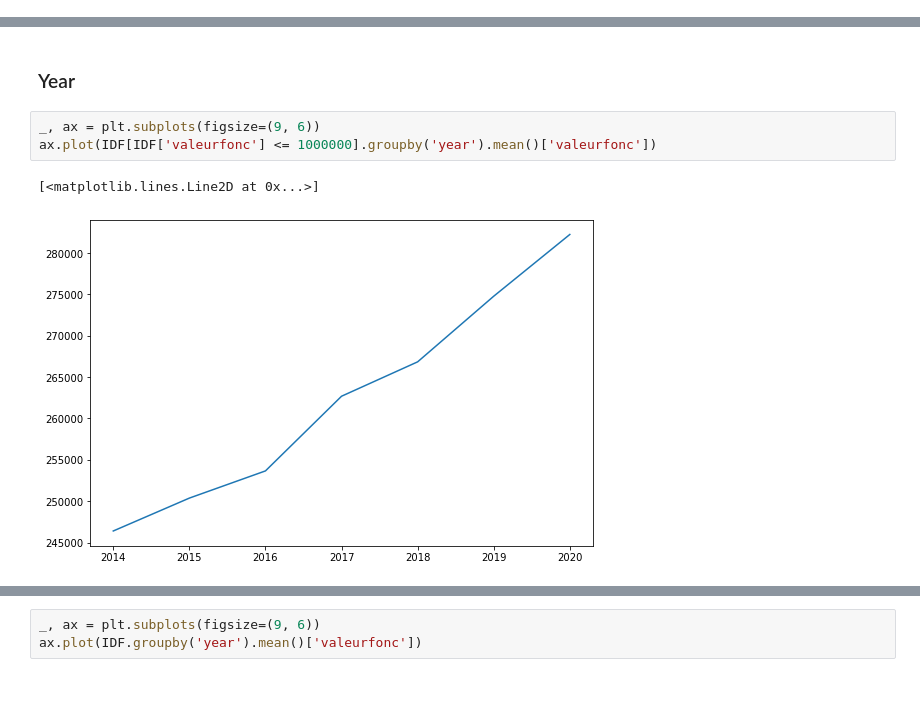
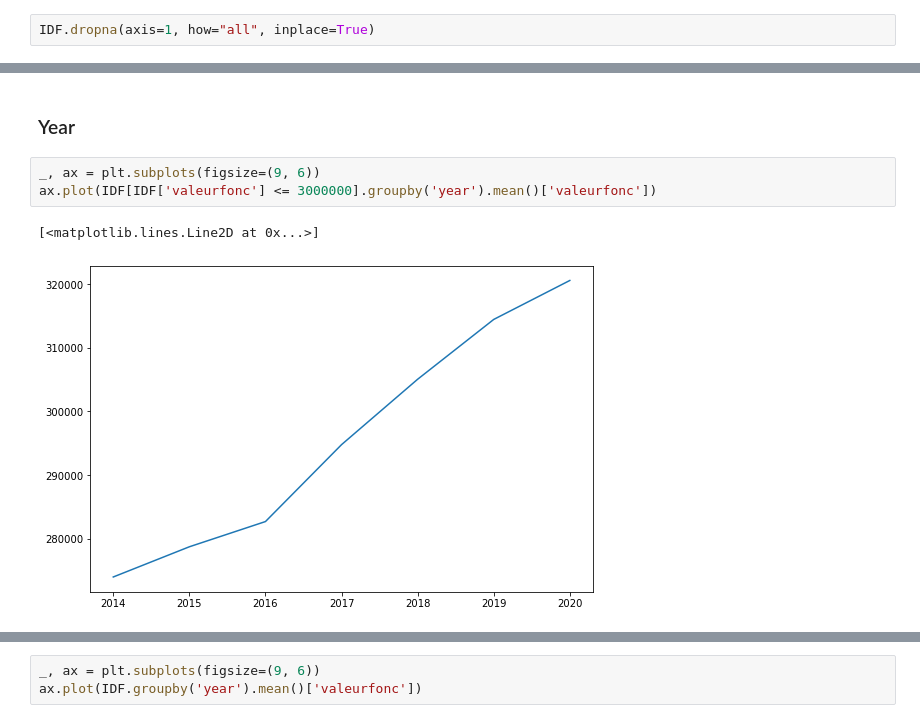
Before and after one commit to Juliette-De/the-right-price, a Jupyter notebook: Untitled.ipynb, the cells around one changed output, grey strips where cells are left out. Cells and saved outputs as stored; diff of their text form; blank space fills up the shorter version.

```diff
--- a/Untitled.ipynb
+++ b/Untitled.ipynb
@@ -431,5 +432,7 @@ IDF.drop(['anneemut', 'moismut', 'coddep', 'vefa'], axis=1, inplace=True)
 # %%
 IDF['day_month'] = pd.to_datetime(dict(day=IDF_sample.day, month=IDF_sample.month, year=2000))
+# %%
+IDF.dropna(axis=1, how="all", inplace=True)
 # %%
 IDF.head()
 # %% [output]
@@ -508,7 +513,7 @@ ax.plot(IDF.groupby('month').mean()['valeurfonc'])
 ### Year
 # %%
 _, ax = plt.subplots(figsize=(9, 6))
-ax.plot(IDF[IDF['valeurfonc'] <= 1000000].groupby('year').mean()['valeurfonc'])
+ax.plot(IDF[IDF['valeurfonc'] <= 3000000].groupby('year').mean()['valeurfonc'])
 # %% [output]
 [<matplotlib.lines.Line2D at 0x...>]
-[figure, old version]
+[figure, new version]
```
Also changed, not shown: parts of 25 cells of this notebook, 3 other files.
